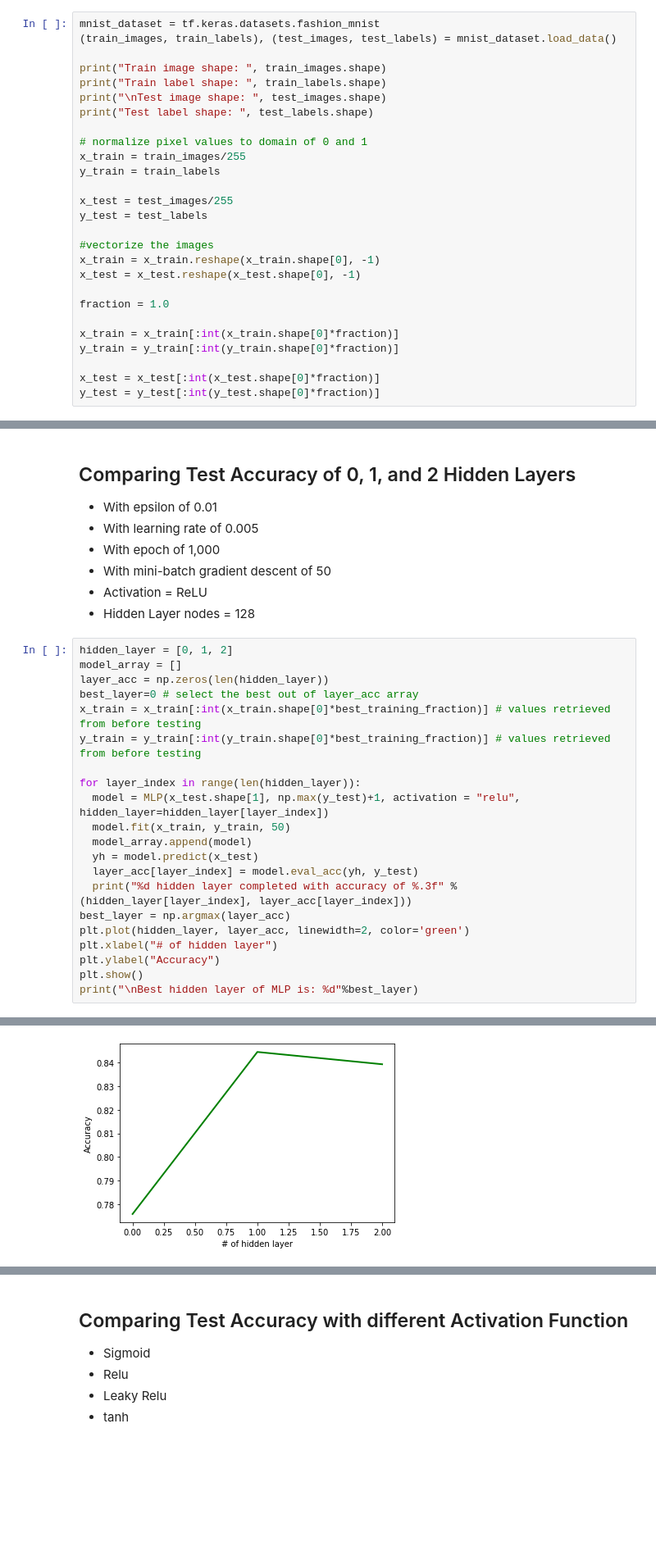
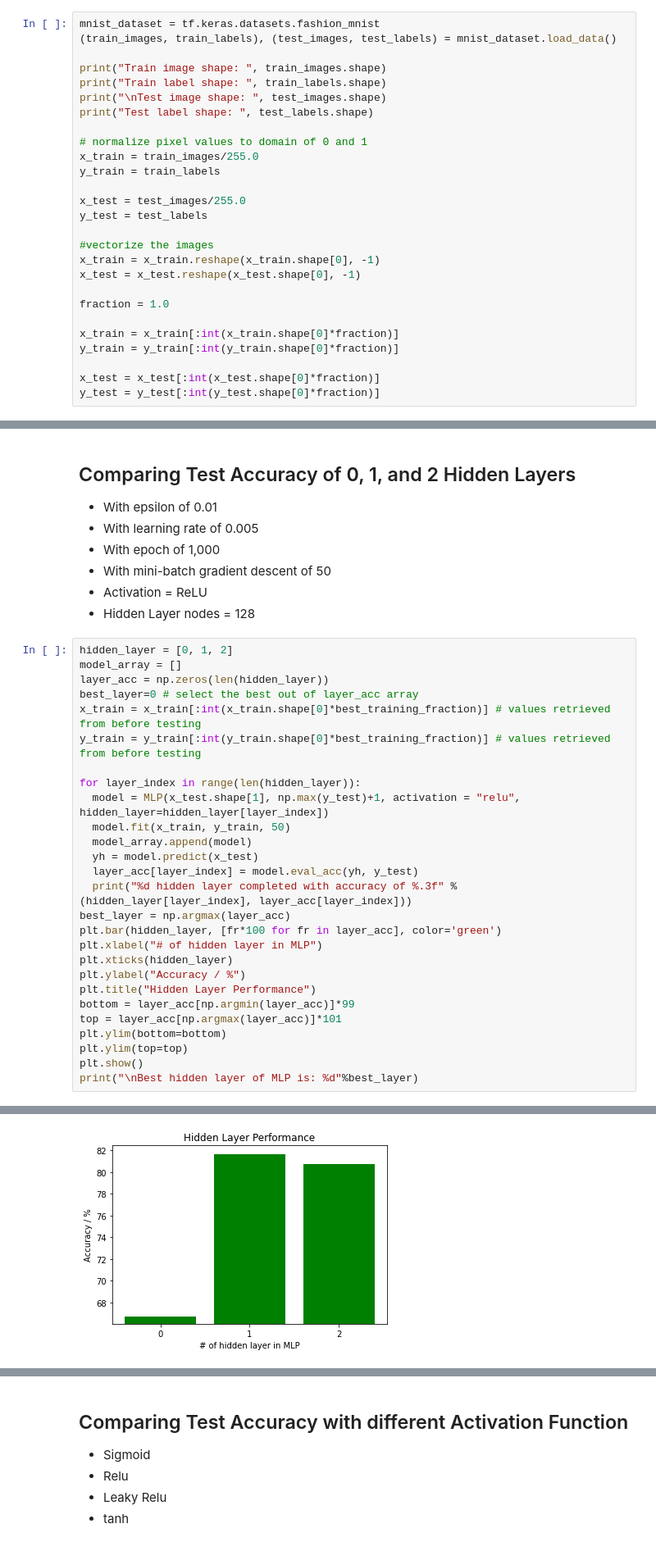
Before and after one commit to dbtronics/COMP551---Miniproject-3-Classification-of-Image-Data-, a Jupyter notebook: Group_18_Miniproject_3.ipynb, the cells around one changed output, grey strips where cells are left out. Shown: that part at 82% size. Drawn from its saved outputs; the diff is of its cells as text; blank space fills up the shorter version.

```diff
--- a/Group_18_Miniproject_3.ipynb
+++ b/Group_18_Miniproject_3.ipynb
@@ -316,10 +296,10 @@ print("\nTest image shape: ", test_images.shape)
 print("Test label shape: ", test_labels.shape)
 
 # normalize pixel values to domain of 0 and 1
-x_train = train_images/255
+x_train = train_images/255.0
 y_train = train_labels
 
-x_test = test_images/255
+x_test = test_images/255.0
 y_test = test_labels
 
 #vectorize the images
@@ -423,9 +397,15 @@ for layer_index in range(len(hidden_layer)):
   layer_acc[layer_index] = model.eval_acc(yh, y_test)
   print("%d hidden layer completed with accuracy of %.3f" %(hidden_layer[layer_index], layer_acc[layer_index]))
 best_layer = np.argmax(layer_acc)
-plt.plot(hidden_layer, layer_acc, linewidth=2, color='green')
-plt.xlabel("# of hidden layer")
-plt.ylabel("Accuracy")
+plt.bar(hidden_layer, [fr*100 for fr in layer_acc], color='green')
+plt.xlabel("# of hidden layer in MLP")
+plt.xticks(hidden_layer)
+plt.ylabel("Accuracy / %")
+plt.title("Hidden Layer Performance")
+bottom = layer_acc[np.argmin(layer_acc)]*99
+top = layer_acc[np.argmax(layer_acc)]*101
+plt.ylim(bottom=bottom)
+plt.ylim(top=top)
 plt.show()
 print("\nBest hidden layer of MLP is: %d"%best_layer)
 # %% [output]
@@ -435,2 +415,2 @@ print("\nBest hidden layer of MLP is: %d"%best_layer)
-[figure, old version]
+[figure, new version]
 Best hidden layer of MLP is: 1
```
Also changed, not shown: parts of 18 cells of this notebook.
